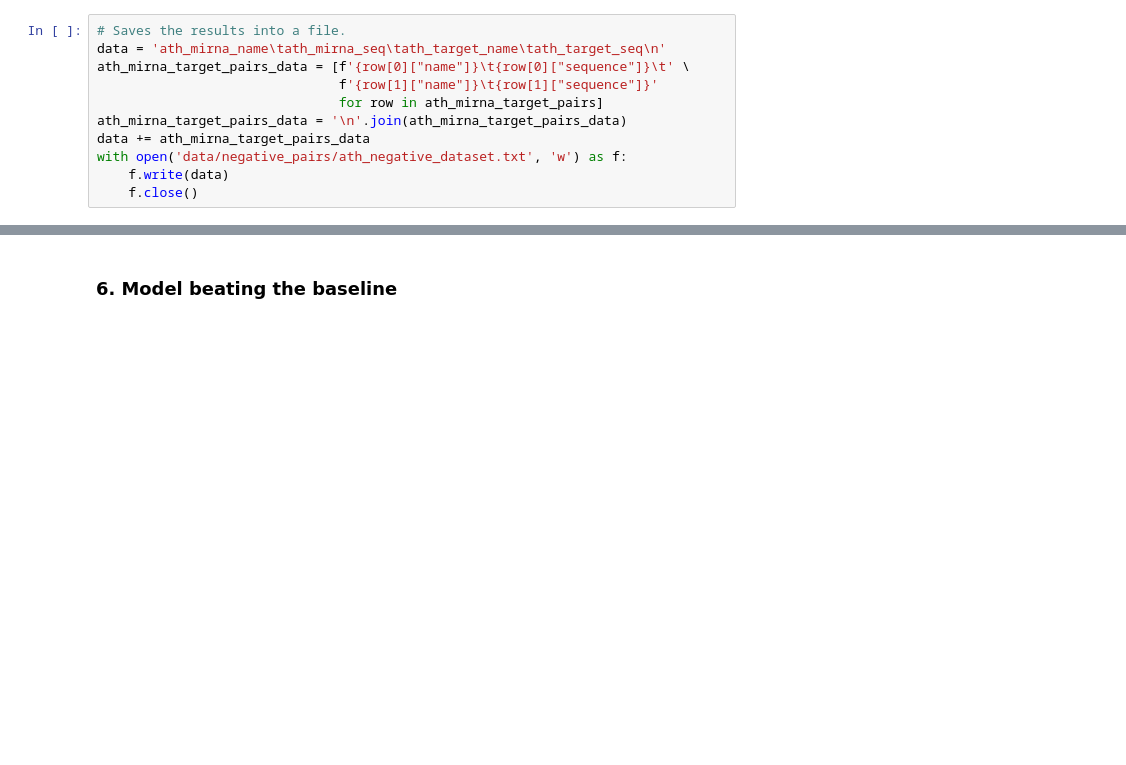
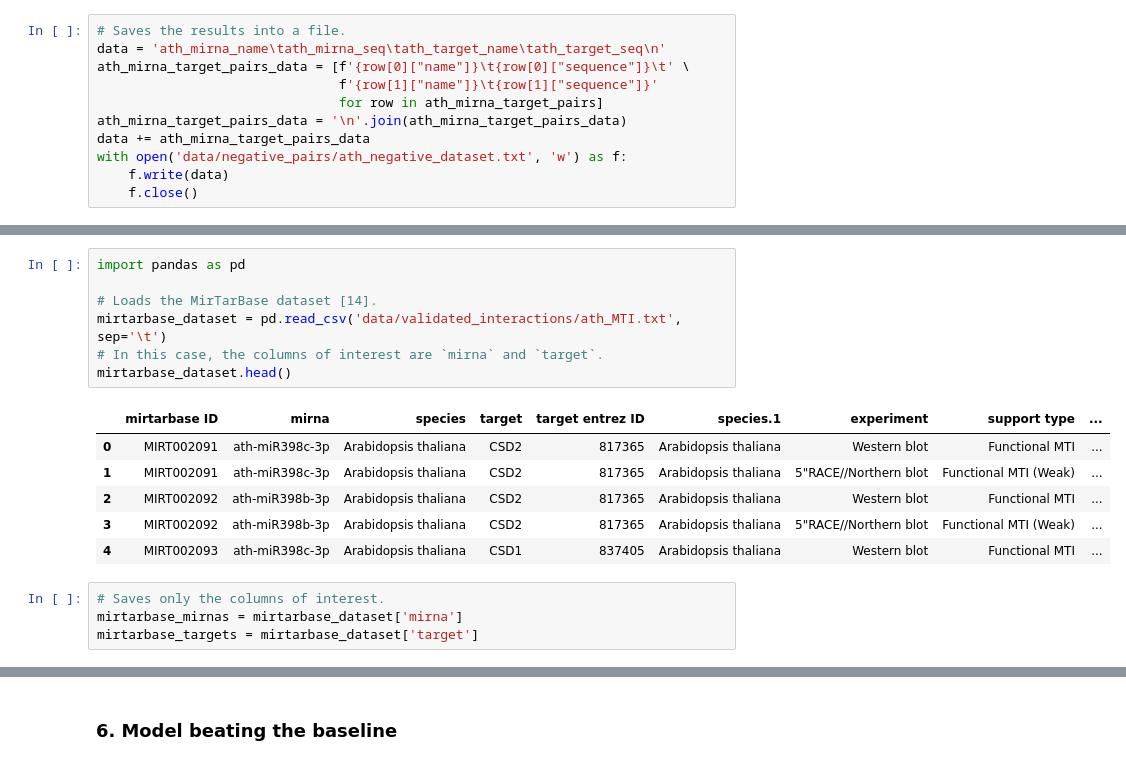
Before and after one commit to susana3/mirna-target-prediction-DNN-FP-UoL, a Jupyter notebook: target_prediction.ipynb, the cells around one changed output, grey strips where cells are left out. Drawn from its saved outputs; the diff is of its cells as text; blank space fills up the shorter version.

Commit message:
Positive dataset - merging positive data.

```diff
--- a/target_prediction.ipynb
+++ b/target_prediction.ipynb
@@ -340,0 +356,18 @@ with open('data/negative_pairs/ath_negative_dataset.txt', 'w') as f:
+# %%
+import pandas as pd
+
+# Loads the MirTarBase dataset [14].
+mirtarbase_dataset = pd.read_csv('data/validated_interactions/ath_MTI.txt', sep='\t')
+# In this case, the columns of interest are `mirna` and `target`.
+mirtarbase_dataset.head()
+# %% [output]
+|  | mirtarbase ID | mirna | species | target | target entrez ID | species.1 | experiment | support type | ... |
+| 0 | MIRT002091 | ath-miR398c-3p | Arabidopsis thaliana | CSD2 | 817365 | Arabidopsis thaliana | Western blot | Functional MTI | ... |
+| 1 | MIRT002091 | ath-miR398c-3p | Arabidopsis thaliana | CSD2 | 817365 | Arabidopsis thaliana | 5"RACE//Northern blot | Functional MTI (Weak) | ... |
+| 2 | MIRT002092 | ath-miR398b-3p | Arabidopsis thaliana | CSD2 | 817365 | Arabidopsis thaliana | Western blot | Functional MTI | ... |
+| 3 | MIRT002092 | ath-miR398b-3p | Arabidopsis thaliana | CSD2 | 817365 | Arabidopsis thaliana | 5"RACE//Northern blot | Functional MTI (Weak) | ... |
+| 4 | MIRT002093 | ath-miR398c-3p | Arabidopsis thaliana | CSD1 | 837405 | Arabidopsis thaliana | Western blot | Functional MTI | ... |
+# %%
+# Saves only the columns of interest.
+mirtarbase_mirnas = mirtarbase_dataset['mirna']
+mirtarbase_targets = mirtarbase_dataset['target']
```
Also changed, not shown: parts of 10 cells of this notebook, 6 other files.
